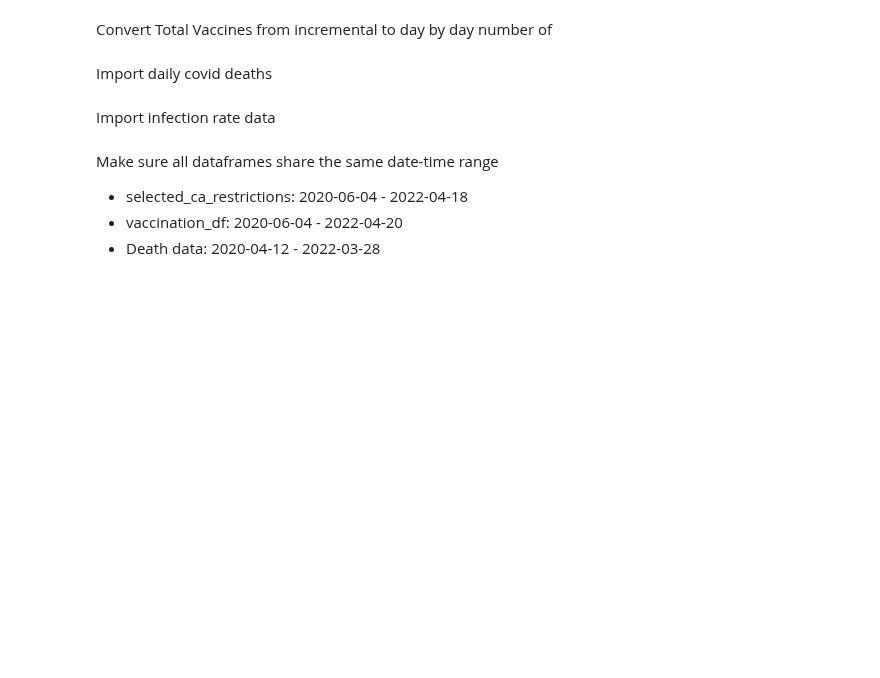
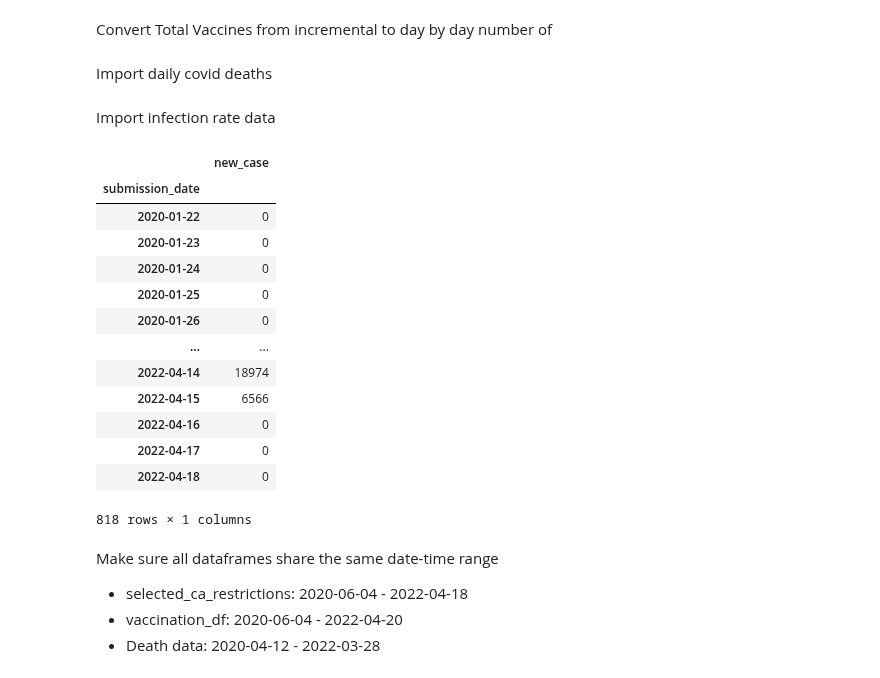
Before and after one commit to Sverre-rt/DATA200-grad_project, a Jupyter notebook: first_prediction.ipynb, the cells around one changed output. Cells and saved outputs as stored; diff of their text form; code cells hidden in the pictures; blank space fills up the shorter version.

```diff
--- a/first_prediction.ipynb
+++ b/first_prediction.ipynb
@@ -158,14 +222,31 @@ Import infection rate data
 # %%
 def init_infection_dataframe_from_zip(path, index_col):
     df_master = pd.read_csv(glob.glob(path)[0], compression='zip', header=0, sep=',', index_col=index_col)
     return df_master
 
 infected_df = init_infection_dataframe_from_zip(r'**csv_files/United_States_COVID-19_Cases_and_Deaths_by_State_over_Time.csv.zip', ["submission_date", "state"])
 infected_df.index = infected_df.index.set_levels([pd.to_datetime(infected_df.index.levels[0]), infected_df.index.levels[1]])
 infected_df_CA = infected_df[infected_df.index.get_level_values('state').isin(['CA'])]
 infected_df_CA = infected_df_CA.reset_index()
 infected_df_CA.set_index(["submission_date"], inplace=True)
-infected_df_CA = infected_df_CA[["tot_cases"]].sort_index()
+# infected_df_CA = infected_df_CA[["tot_cases"]].sort_index()
+infected_df_CA = infected_df_CA[["new_case"]].sort_index()
+infected_df_CA
+# %% [output]
+|  | new_case |
+| submission_date |  |
+| 2020-01-22 | 0 |
+| 2020-01-23 | 0 |
+| 2020-01-24 | 0 |
+| 2020-01-25 | 0 |
+| 2020-01-26 | 0 |
+| ... | ... |
+| 2022-04-14 | 18974 |
+| 2022-04-15 | 6566 |
+| 2022-04-16 | 0 |
+| 2022-04-17 | 0 |
+| 2022-04-18 | 0 |
+818 rows × 1 columns
 # %% [markdown]
 Make sure all dataframes share the same date-time range
 - selected_ca_restrictions: 2020-06-04 - 2022-04-18
```
Also changed, not shown: parts of 10 cells of this notebook, 2 other files.
